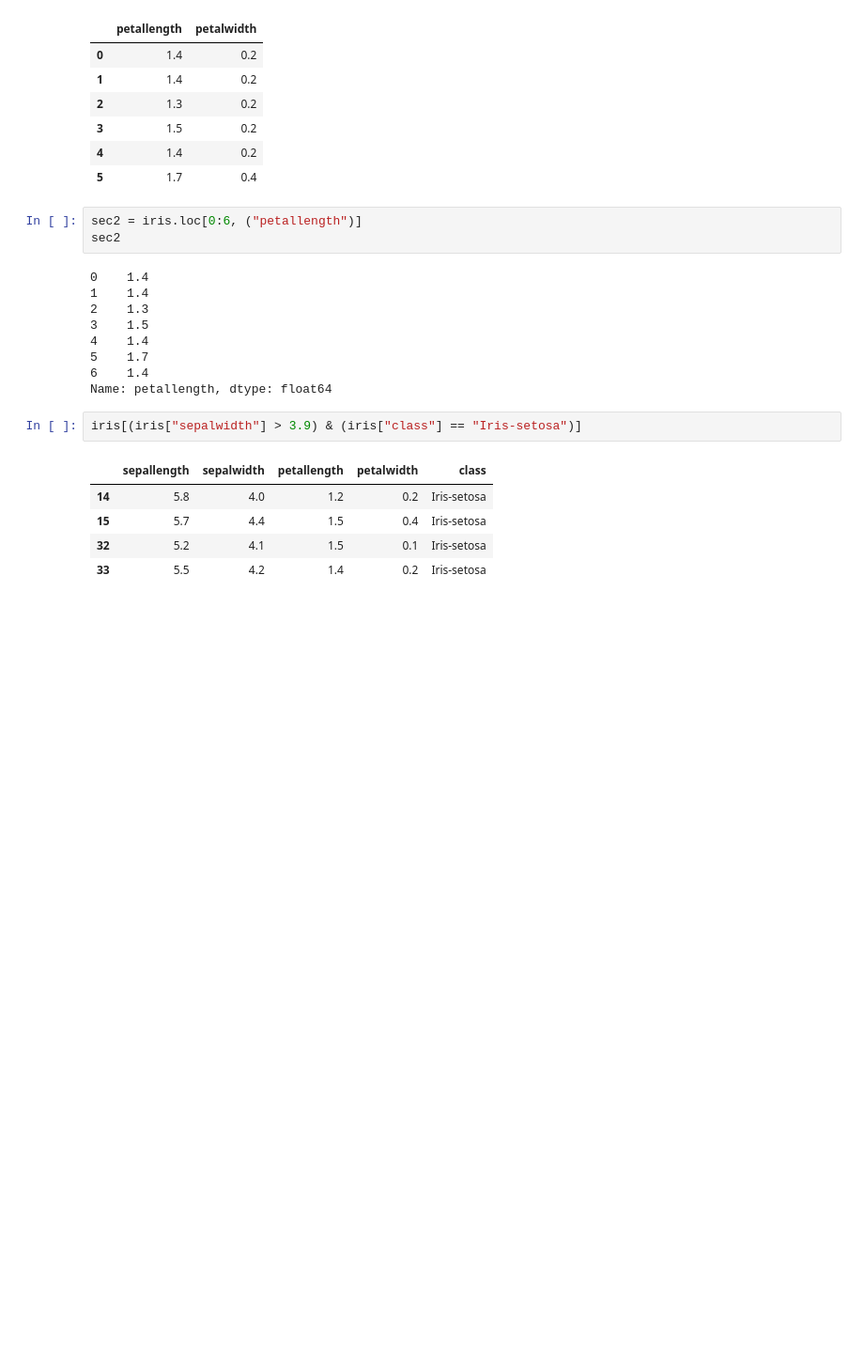
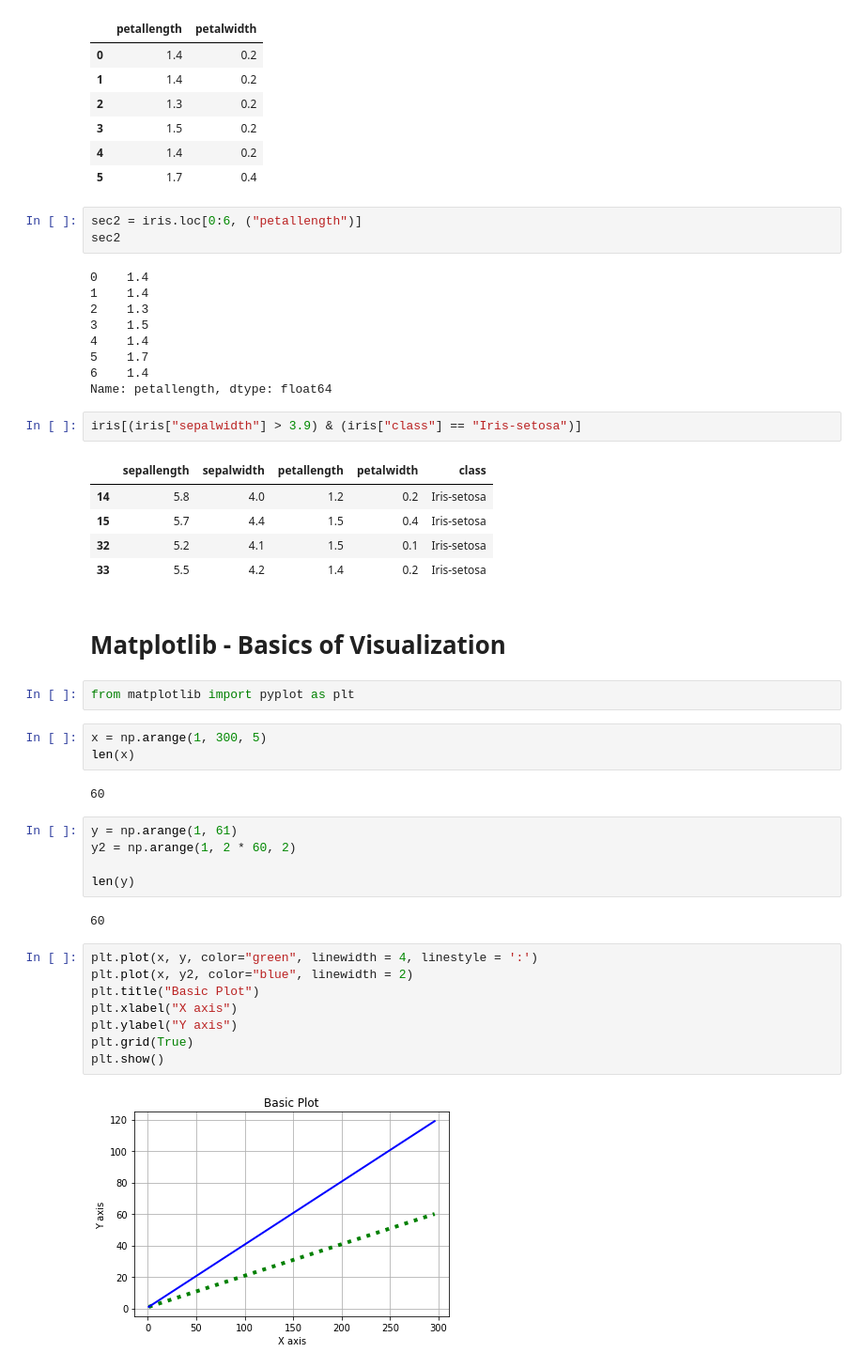
Before and after one commit to MohakChugh/Learning-Python, a Jupyter notebook: Self_Nodes_For_Learning.ipynb, the cells around one changed output. Shown: that part at 94% size. Saved outputs shown, nothing was run; the diff lists cells and outputs as text; blank space fills up the shorter version.

```diff
--- a/Self_Nodes_For_Learning.ipynb
+++ b/Self_Nodes_For_Learning.ipynb
@@ -461,3 +461,29 @@ iris[(iris["sepalwidth"] > 3.9) & (iris["class"] == "Iris-setosa")]
 | 15 | 5.7 | 4.4 | 1.5 | 0.4 | Iris-setosa |
 | 32 | 5.2 | 4.1 | 1.5 | 0.1 | Iris-setosa |
 | 33 | 5.5 | 4.2 | 1.4 | 0.2 | Iris-setosa |
+# %% [markdown]
+# Matplotlib - Basics of Visualization
+# %%
+from matplotlib import pyplot as plt
+# %%
+x = np.arange(1, 300, 5)
+len(x)
+# %% [output]
+60
+# %%
+y = np.arange(1, 61)
+y2 = np.arange(1, 2 * 60, 2)
+
+len(y)
+# %% [output]
+60
+# %%
+plt.plot(x, y, color="green", linewidth = 4, linestyle = ':')
+plt.plot(x, y2, color="blue", linewidth = 2)
+plt.title("Basic Plot")
+plt.xlabel("X axis")
+plt.ylabel("Y axis")
+plt.grid(True)
+plt.show()
+# %% [output]
+[figure, added]
```
Also changed, not shown: parts of 7 cells of this notebook.
